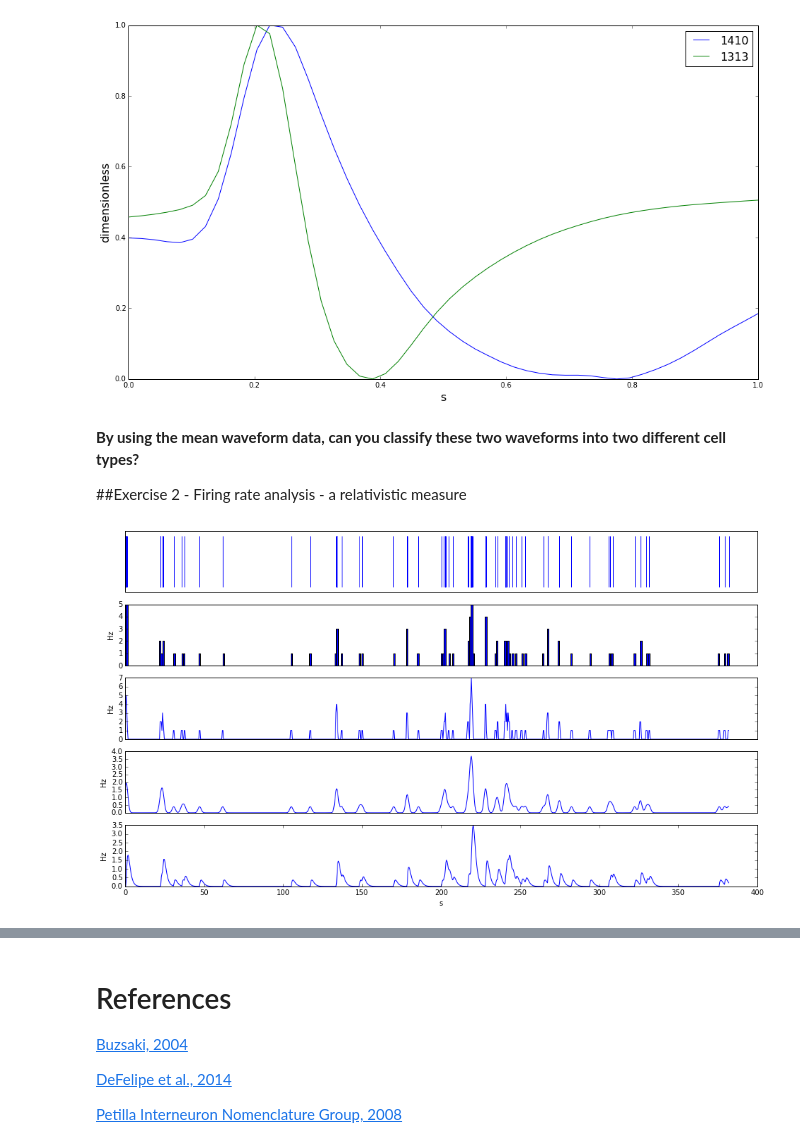
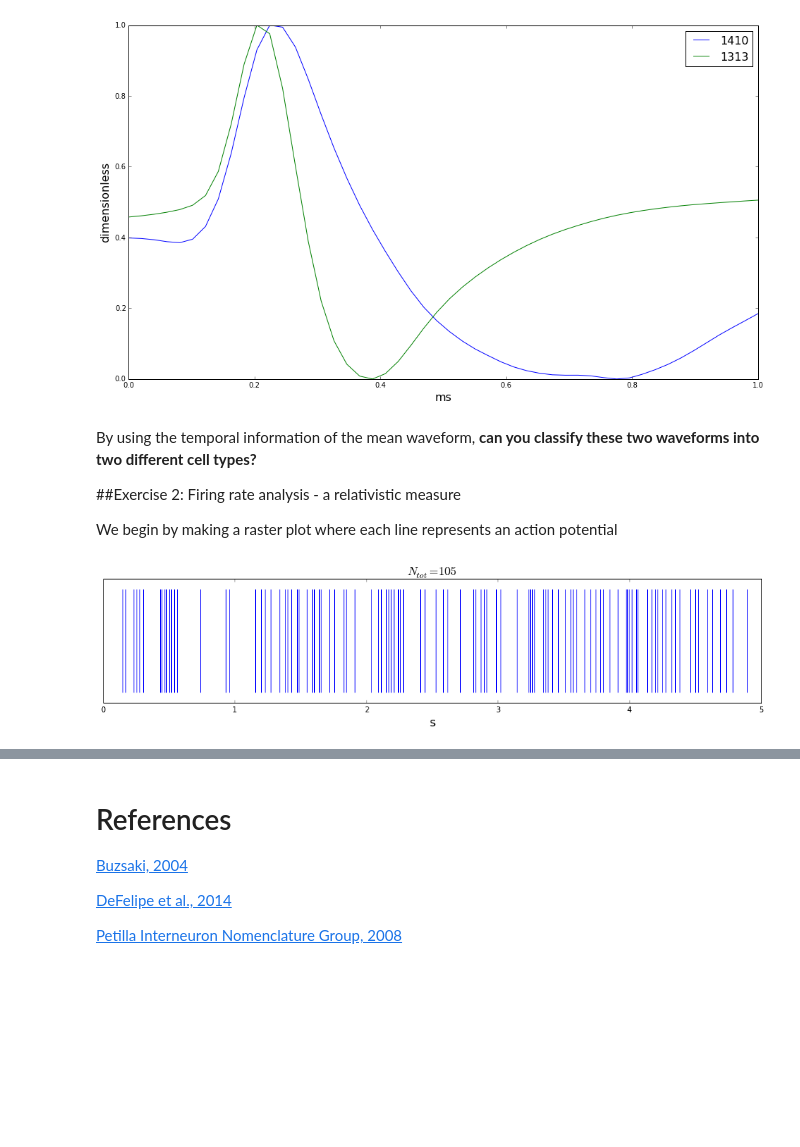
Before and after one commit to CINPLA/SummerSchool2015, a Jupyter notebook: MultiunitExcellAnalysis.ipynb, the cells around one changed output, grey strips where cells are left out. Cells and saved outputs as stored; diff of their text form; code cells hidden in the pictures; blank space fills up the shorter version.

Commit message:
finished rate questions

```diff
--- a/MultiunitExcellAnalysis.ipynb
+++ b/MultiunitExcellAnalysis.ipynb
@@ -90,36 +116,14 @@ plot_waveform(data['1313'], channel=3, meanspikes=True, normalize=True, label='1
 # %% [output]
 [figure]
 # %% [markdown]
-**By using the mean waveform data, can you classify these two waveforms into two different cell types?**
+By using the temporal information of the mean waveform, **can you classify these two waveforms into two different cell types?**
 
-##Exercise 2 - Firing rate analysis - a relativistic measure
+##Exercise 2: Firing rate analysis - a relativistic measure
+
+We begin by making a raster plot where each line represents an action potential
-# %%
-unit = get_unit(data['1410'])
-
-s = unit.spiketrains[0]
-f = figure(figsize=(16,9))
-#raster
-ax = f.add_subplot(511)
-ax = raster(s, ax)
-#set bin size
-sigma = 1 #s
-#count rate
-ax = f.add_subplot(5,1,2)
-nbins = s.magnitude.max() / sigma
-ns, bs = histogram(s,nbins)
-ax.bar(bs[0:-1], ns/sigma, width = bs[1]-bs[0])
-ax.set_ylabel((qt.Hz).dimensionality)
-ax.set_xticks([])
-#instantaneuos rate
-wins = [rectangularWindow, gaussianWindow, causalWindow]
-for n, win in enumerate(wins):
-    ax = f.add_subplot(5,1,n+3)
-    r, t = instantaneous_rate(s, sigma, win, fs=1e3)
-    ax.plot(t, r)
-    ax.set_ylabel(r.dimensionality)
-    if n != len(wins) - 1:
-        ax.set_xticks([])
-    else:
-        ax.set_xlabel(t.dimensionality)
-# %% [output]
-[figure, removed]
+# %%
+plot_spiketrain(data['1313'],
+                t_stop=5,
+                sigma=.1)
+# %% [output]
+[figure, added]
```
Also changed, not shown: parts of 20 cells of this notebook, 2 other files.
